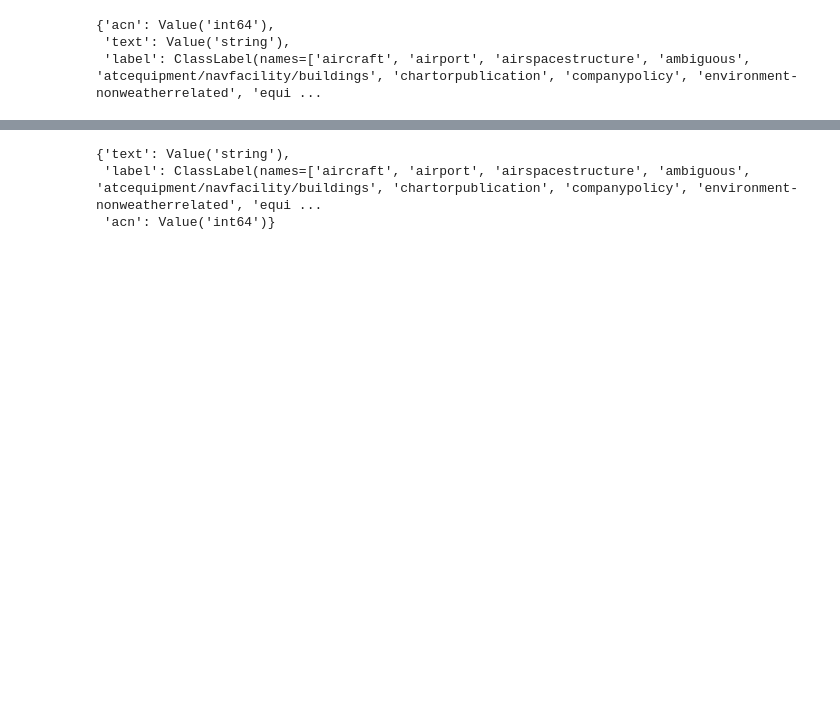
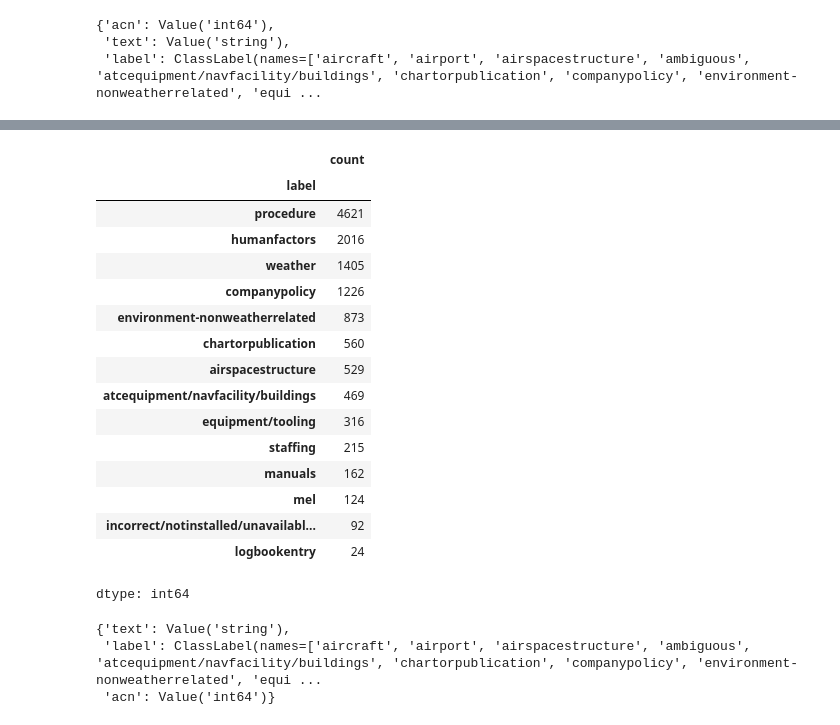
Before and after one commit to sookiemonster/asrs-problem-factor-analysis, a Jupyter notebook: data-processing/ASRS_Dataset_Rebalance.ipynb, the cells around one changed output, grey strips where cells are left out. Drawn from its saved outputs; the diff is of its cells as text; code cells hidden in the pictures; blank space fills up the shorter version.

```diff
--- a/data-processing/ASRS_Dataset_Rebalance.ipynb
+++ b/data-processing/ASRS_Dataset_Rebalance.ipynb
@@ -77,3 +83,23 @@ train_ds.features
+# %%
+filtered.label.value_counts()
+# %% [output]
+|  | count |
+| label |  |
+| procedure | 4621 |
+| humanfactors | 2016 |
+| weather | 1405 |
+| companypolicy | 1226 |
+| environment-nonweatherrelated | 873 |
+| chartorpublication | 560 |
+| airspacestructure | 529 |
+| atcequipment/navfacility/buildings | 469 |
+| equipment/tooling | 316 |
+| staffing | 215 |
+| manuals | 162 |
+| mel | 124 |
+| incorrect/notinstalled/unavailabl... | 92 |
+| logbookentry | 24 |
+dtype: int64
 # %%
 from datasets import Dataset, concatenate_datasets, DatasetDict
 
```
Also changed, not shown: parts of 7 cells of this notebook.
